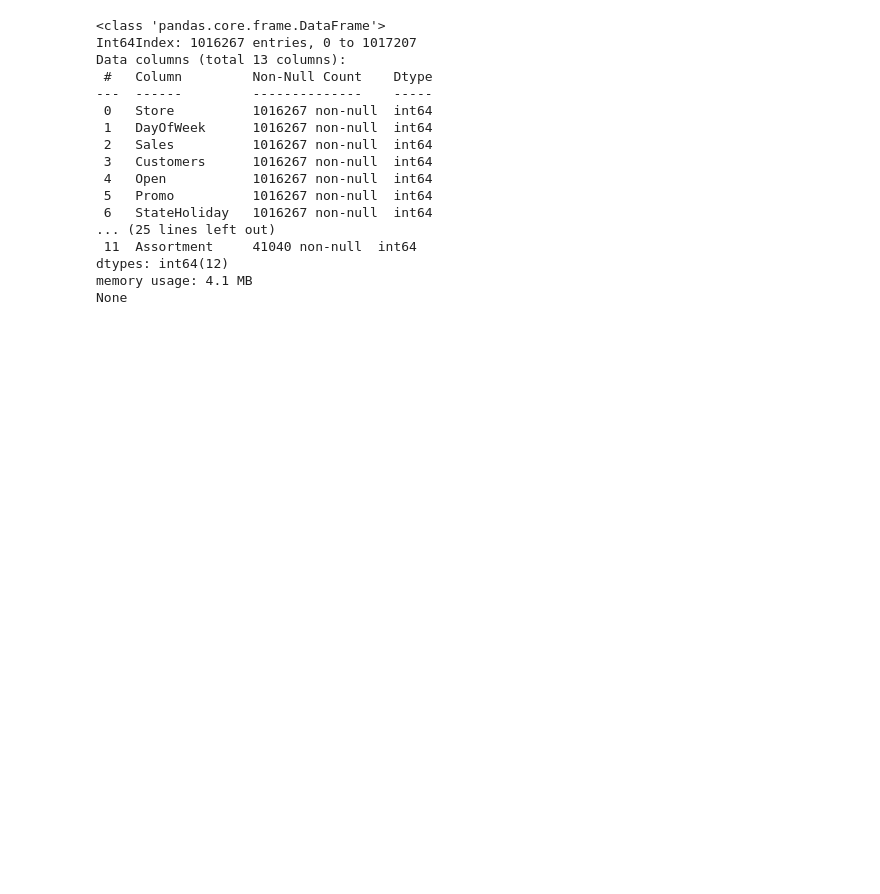
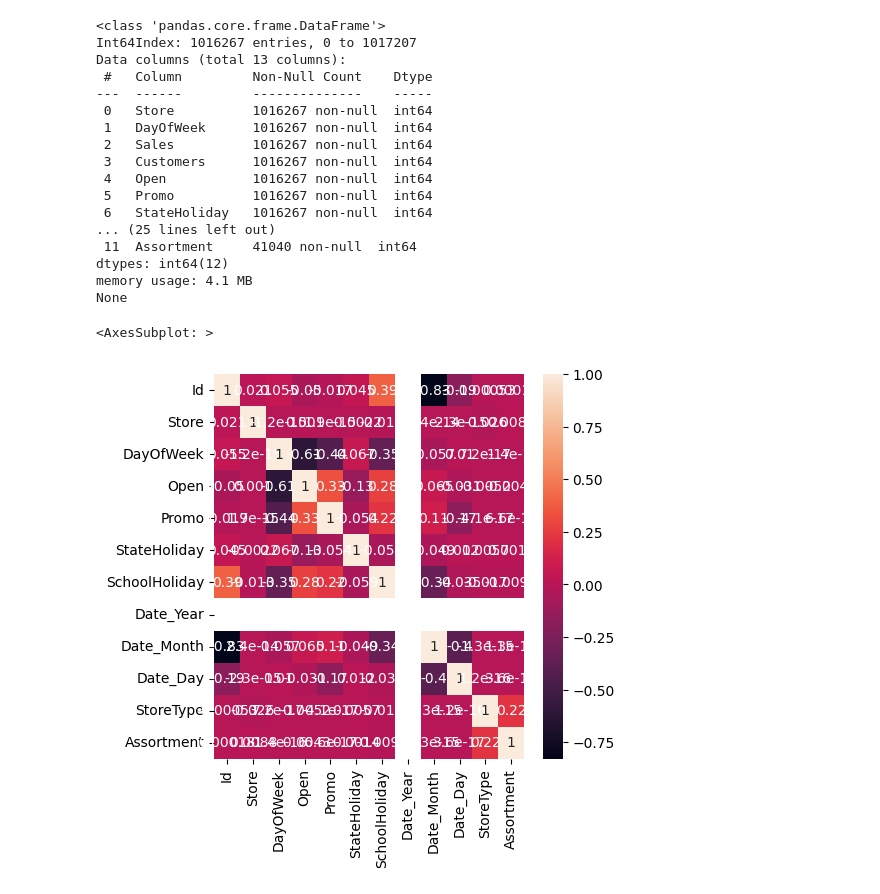
Before and after one commit to liamwan/rss-forecasts, a Jupyter notebook: rossmann-store-sales-nico.ipynb, the cells around one changed output. Cells and saved outputs as stored; diff of their text form; code cells hidden in the pictures; blank space fills up the shorter version.

```diff
--- a/rossmann-store-sales-nico.ipynb
+++ b/rossmann-store-sales-nico.ipynb
@@ -209,3 +221,9 @@ Data columns (total 13 columns):
 dtypes: int64(12)
 memory usage: 4.1 MB
 None
+# %%
+plt.figure(figsize=(5,5))
+sns.heatmap(test.corr(),annot=True)
+# %% [output]
+<AxesSubplot: >
+[figure, added]
```
Also changed, not shown: parts of 10 cells of this notebook.
